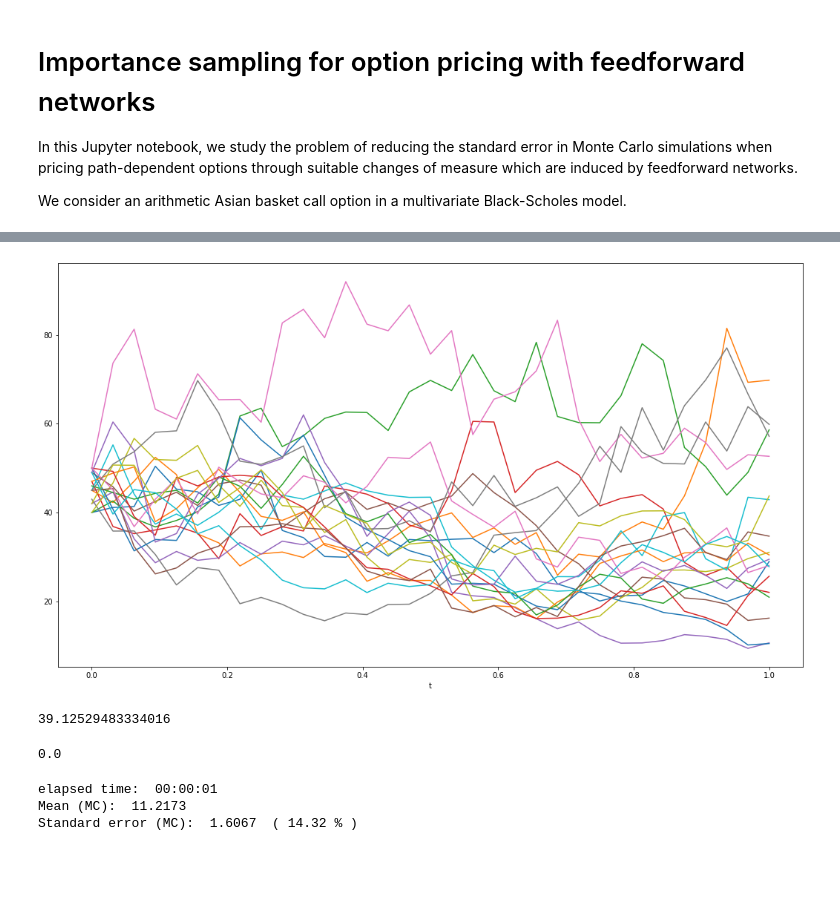
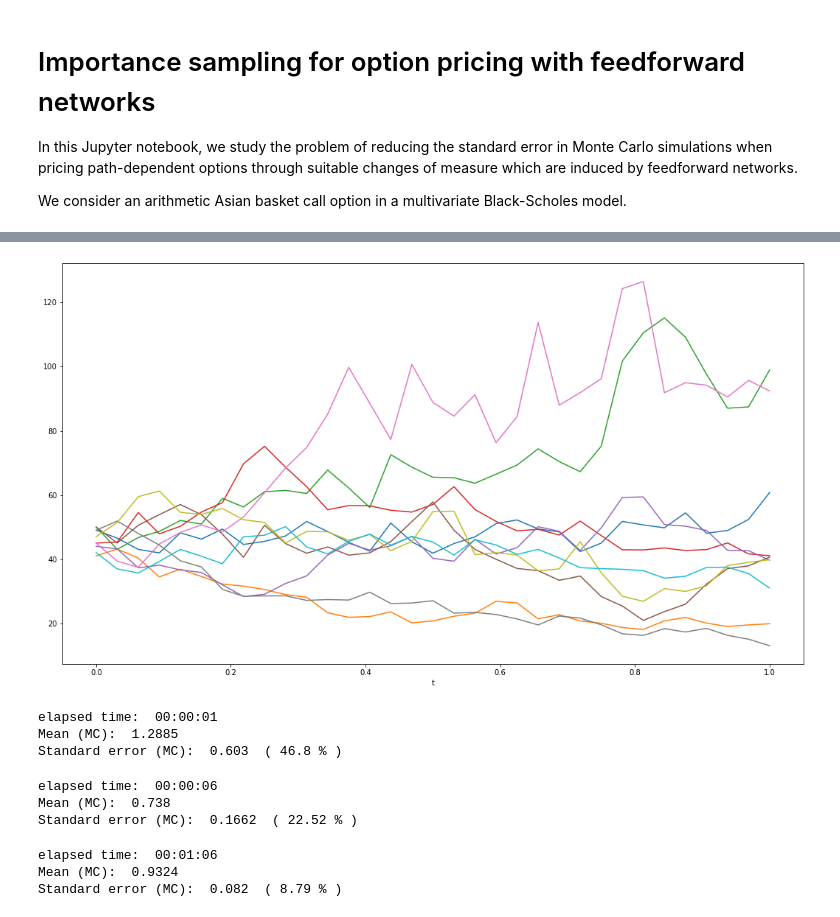
Before and after one commit to aarandjel/importance-sampling-with-feedforward-neural-networks, a Jupyter notebook: arithmetic_asian_basket_call_multivariate_Black_Scholes.ipynb, the cells around one changed output, grey strips where cells are left out. Cells and saved outputs as stored; diff of their text form; code cells hidden in the pictures; blank space fills up the shorter version.

```diff
--- a/arithmetic_asian_basket_call_multivariate_Black_Scholes.ipynb
+++ b/arithmetic_asian_basket_call_multivariate_Black_Scholes.ipynb
@@ -32,6 +37,6 @@ N = 32
 delta_t = T/N
 strike = 70.0
 r = 0.05
-N_assets = 20
+N_assets = 10
 # %%
 X_0 = np.around(np.random.uniform(low=40.0, high=50.0, size=(N_assets,1)),0)
@@ -63,27 +56,22 @@ plt.show()
 # %%
 M = np.concatenate((np.zeros((N_assets,1)), np.random.normal(0, np.sqrt(delta_t), (N_assets,N))), axis=1)
 M = np.cumsum(M, axis=1)
 M = np.dot(np.transpose(sigma), M)
 
 M = np.diff(M, axis=1)
 M = M + tilde_mu * delta_t
 
 M = np.concatenate((np.zeros((N_assets,1)),M), axis=1)
 M = np.cumsum(M, axis=1)
 
 M = np.exp(M)
 for i in range(N_assets):
     M[i,:] = M[i,:] * X_0[i]
 
 t = np.linspace(0, T, N+1)
 plt.figure(figsize=(18, 10))
 plt.plot(t, np.transpose(M))
 plt.xlabel("t")
 plt.show()
-
-print(np.sum(np.multiply(weights, np.sum(M * delta_t, axis=1).reshape((N_assets,1)) / T)))
-np.exp(-r*T) * 100 * np.clip(np.sum(np.multiply(weights, np.sum(M * delta_t, axis=1).reshape((N_assets,1)) / T)) - strike, 0, None)
 # %% [output]
-[figure, old version]
+[figure, new version]
-39.12529483334016
-0.0
@@ -107,7 +82,6 @@ outcomes = []
 start_time = time.time()
 
 for i in trange(N_sample):
-# for i in progressbar(range(N_sample), "Computing: ", 60):
     M = np.concatenate((np.zeros((N_assets,1)), np.random.normal(0, np.sqrt(delta_t), (N_assets,N))), axis=1)
     M = np.cumsum(M, axis=1)
     M = np.dot(np.transpose(sigma), M)
@@ -136,8 +110,8 @@ print("Mean (MC): ", np.around(mean_mc, 4))
 print("Standard error (MC): ", np.around(stderr_mc, 4), " (", np.around(stderr_mc / mean_mc * 100, 2), "% )")
 # %% [output]
 elapsed time:  00:00:01
-Mean (MC):  11.2173
-Standard error (MC):  1.6067  ( 14.32 % )
+Mean (MC):  1.2885
+Standard error (MC):  0.603  ( 46.8 % )
 # %%
 N_sample = 20000
 outcomes = []
@@ -145,7 +119,6 @@ outcomes = []
 start_time = time.time()
 
 for i in trange(N_sample):
-# for i in progressbar(range(N_sample), "Computing: ", 60):
     M = np.concatenate((np.zeros((N_assets,1)), np.random.normal(0, np.sqrt(delta_t), (N_assets,N))), axis=1)
     M = np.cumsum(M, axis=1)
     M = np.dot(np.transpose(sigma), M)
@@ -172,6 +145,10 @@ print("elapsed time: ", time.strftime("%H:%M:%S", time.gmtime(elapsed_time)))
 
 print("Mean (MC): ", np.around(mean_mc, 4))
 print("Standard error (MC): ", np.around(stderr_mc, 4), " (", np.around(stderr_mc / mean_mc * 100, 2), "% )")
+# %% [output]
+elapsed time:  00:00:06
+Mean (MC):  0.738
+Standard error (MC):  0.1662  ( 22.52 % )
 # %%
 N_sample = 100000
 outcomes = []
@@ -179,7 +156,6 @@ outcomes = []
 start_time = time.time()
 
 for i in trange(N_sample):
-# for i in progressbar(range(N_sample), "Computing: ", 60):
     M = np.concatenate((np.zeros((N_assets,1)), np.random.normal(0, np.sqrt(delta_t), (N_assets,N))), axis=1)
     M = np.cumsum(M, axis=1)
     M = np.dot(np.transpose(sigma), M)
@@ -206,5 +182,9 @@ print("elapsed time: ", time.strftime("%H:%M:%S", time.gmtime(elapsed_time)))
 
 print("Mean (MC): ", np.around(mean_mc, 4))
 print("Standard error (MC): ", np.around(stderr_mc, 4), " (", np.around(stderr_mc / mean_mc * 100, 2), "% )")
+# %% [output]
+elapsed time:  00:01:06
+Mean (MC):  0.9324
+Standard error (MC):  0.082  ( 8.79 % )
 # %%
 ########## ------------------------------
```
Also changed, not shown: parts of 34 cells of this notebook.
